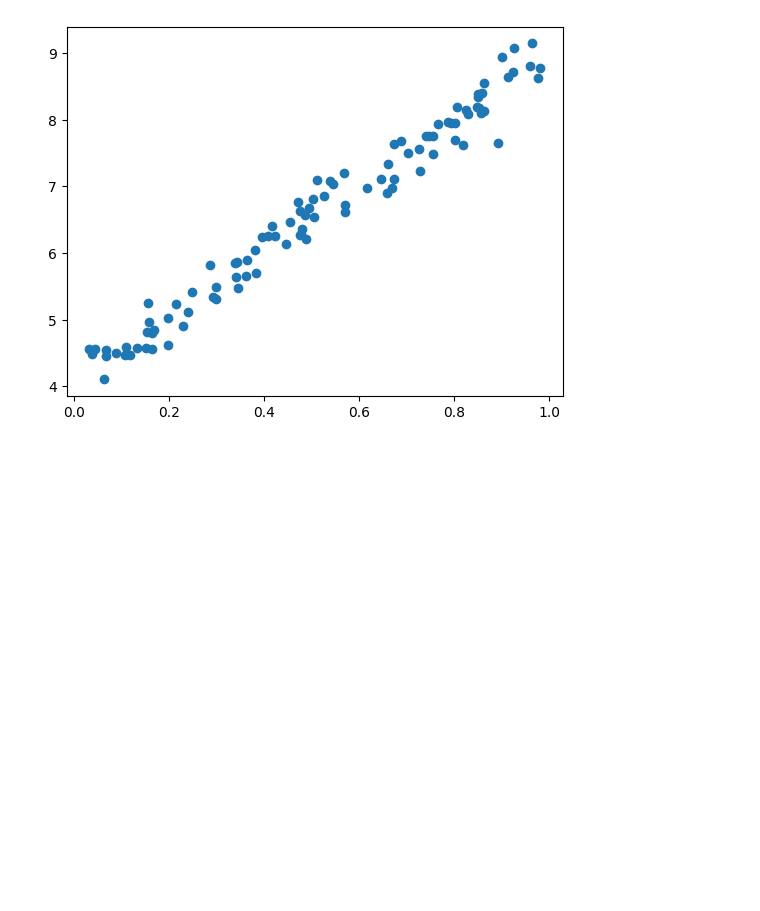
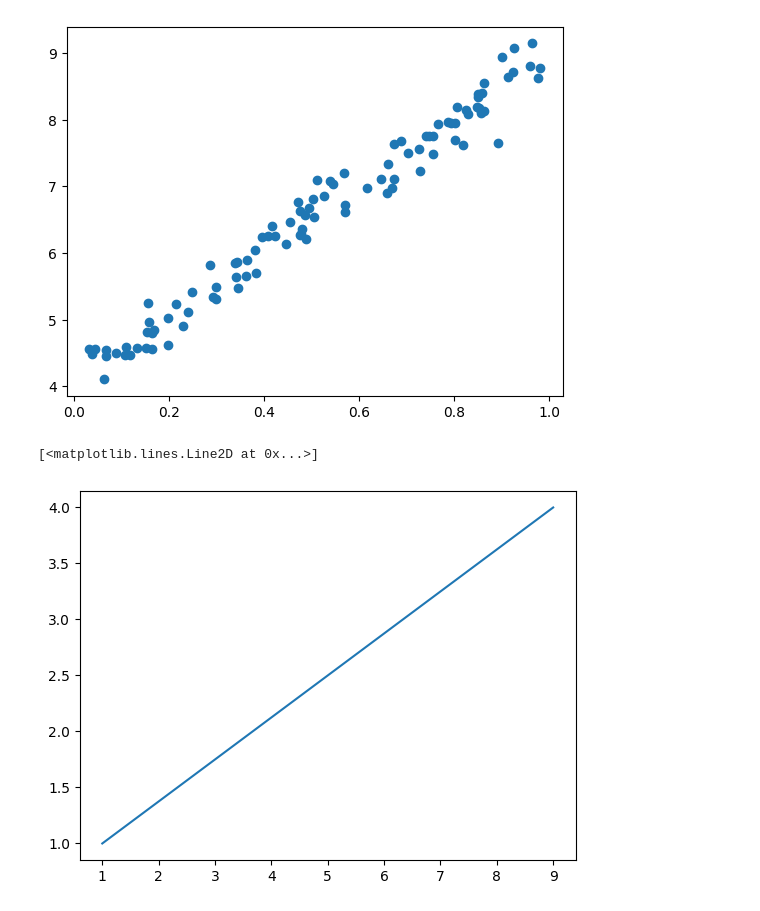
Before and after one commit to Abhilashg11/hustle_ML, a Jupyter notebook: algorithms/regression/polynomial_regression.ipynb, the cells around one changed output. Saved outputs shown, nothing was run; the diff lists cells and outputs as text; code cells hidden in the pictures; blank space fills up the shorter version.

```diff
--- a/algorithms/regression/polynomial_regression.ipynb
+++ b/algorithms/regression/polynomial_regression.ipynb
@@ -10,3 +10,8 @@ plt.scatter(x,y)
 plt.show()
 # %% [output]
 [figure]
+# %%
+plt.plot([1,9],[1,4])
+# %% [output]
+[<matplotlib.lines.Line2D at 0x...>]
+[figure, added]
```
